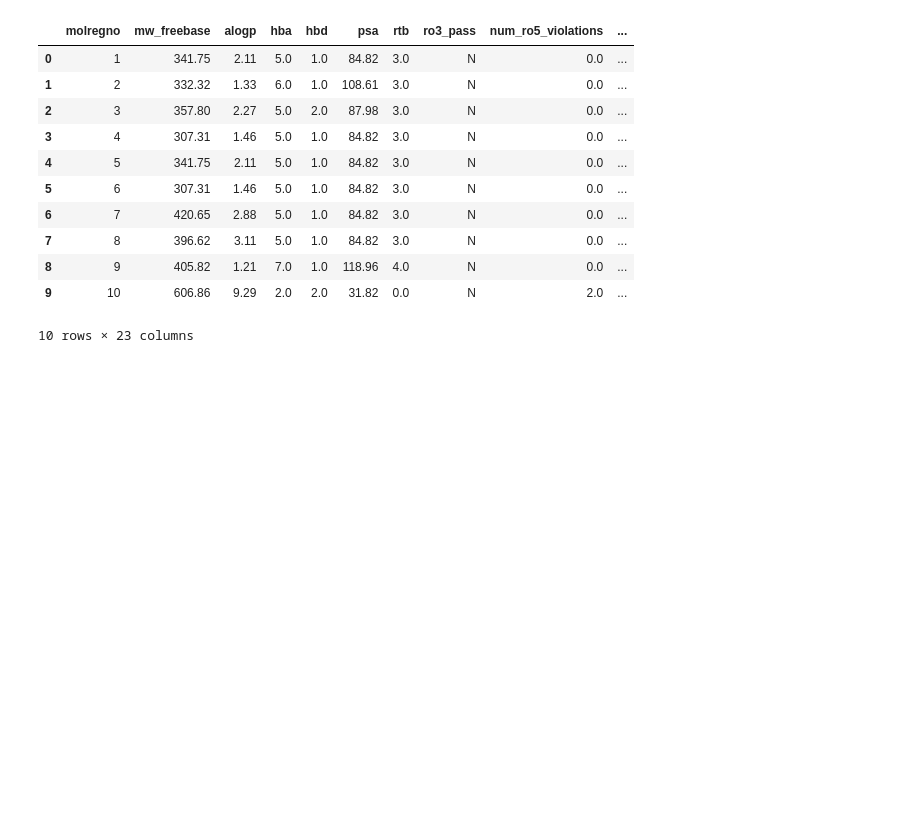
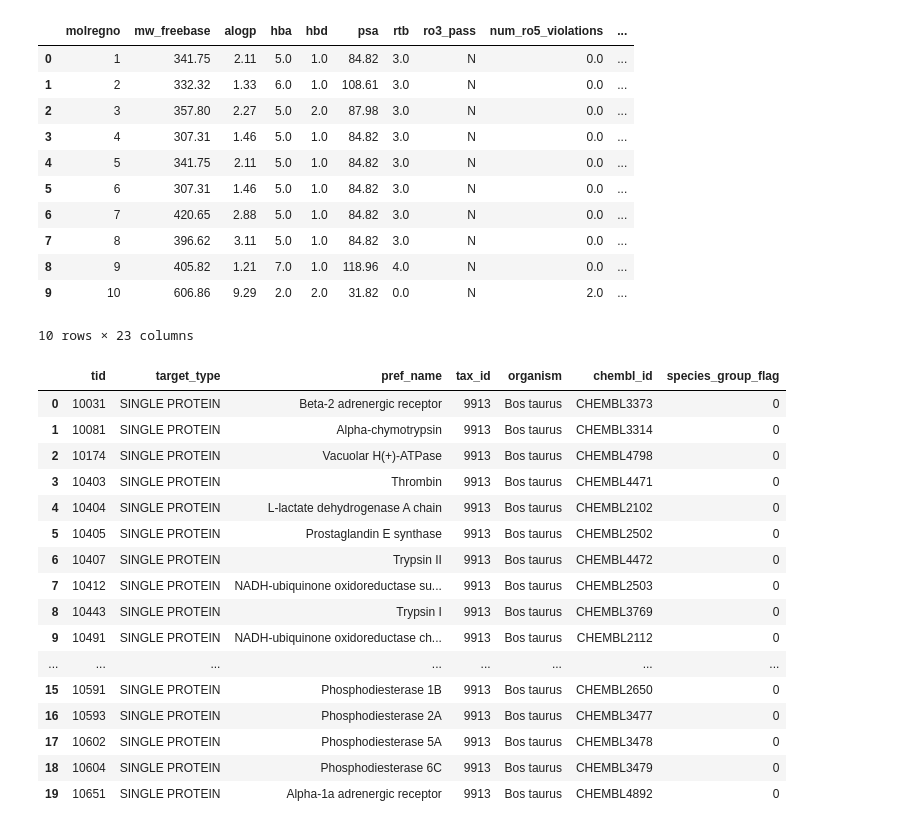
Before and after one commit to Cargill-Capstone2021/ADME-modeling-for-Cargill, a Jupyter notebook: working/CHEMBL_db.ipynb, the cells around one changed output. Drawn from its saved outputs; the diff is of its cells as text; code cells hidden in the pictures; blank space fills up the shorter version.

```diff
--- a/working/CHEMBL_db.ipynb
+++ b/working/CHEMBL_db.ipynb
@@ -130,6 +130,28 @@ df_comp_prop.head(n=10)
 10 rows × 23 columns
 # %%
 #df_comp_j=pd.read_sql_query("SELECT * FROM compound_properties cp JOIN molecule_dictionary md where cp.molregno=md.molregno", con )
+# %%
+df_join=pd.read_sql_query("SELECT t.* FROM target_dictionary t  WHERE t.organism='Bos taurus'", con )
+# %%
+df_join.head(n=20)
+# %% [output]
+|  | tid | target_type | pref_name | tax_id | organism | chembl_id | species_group_flag |
+| 0 | 10031 | SINGLE PROTEIN | Beta-2 adrenergic receptor | 9913 | Bos taurus | CHEMBL3373 | 0 |
+| 1 | 10081 | SINGLE PROTEIN | Alpha-chymotrypsin | 9913 | Bos taurus | CHEMBL3314 | 0 |
+| 2 | 10174 | SINGLE PROTEIN | Vacuolar H(+)-ATPase | 9913 | Bos taurus | CHEMBL4798 | 0 |
+| 3 | 10403 | SINGLE PROTEIN | Thrombin | 9913 | Bos taurus | CHEMBL4471 | 0 |
+| 4 | 10404 | SINGLE PROTEIN | L-lactate dehydrogenase A chain | 9913 | Bos taurus | CHEMBL2102 | 0 |
+| 5 | 10405 | SINGLE PROTEIN | Prostaglandin E synthase | 9913 | Bos taurus | CHEMBL2502 | 0 |
+| 6 | 10407 | SINGLE PROTEIN | Trypsin II | 9913 | Bos taurus | CHEMBL4472 | 0 |
+| 7 | 10412 | SINGLE PROTEIN | NADH-ubiquinone oxidoreductase su... | 9913 | Bos taurus | CHEMBL2503 | 0 |
+| 8 | 10443 | SINGLE PROTEIN | Trypsin I | 9913 | Bos taurus | CHEMBL3769 | 0 |
+| 9 | 10491 | SINGLE PROTEIN | NADH-ubiquinone oxidoreductase ch... | 9913 | Bos taurus | CHEMBL2112 | 0 |
+| ... | ... | ... | ... | ... | ... | ... | ... |
+| 15 | 10591 | SINGLE PROTEIN | Phosphodiesterase 1B | 9913 | Bos taurus | CHEMBL2650 | 0 |
+| 16 | 10593 | SINGLE PROTEIN | Phosphodiesterase 2A | 9913 | Bos taurus | CHEMBL3477 | 0 |
+| 17 | 10602 | SINGLE PROTEIN | Phosphodiesterase 5A | 9913 | Bos taurus | CHEMBL3478 | 0 |
+| 18 | 10604 | SINGLE PROTEIN | Phosphodiesterase 6C | 9913 | Bos taurus | CHEMBL3479 | 0 |
+| 19 | 10651 | SINGLE PROTEIN | Alpha-1a adrenergic receptor | 9913 | Bos taurus | CHEMBL4892 | 0 |
 # %%
 #closing the connection
 con.close()
```
Also changed, not shown: parts of 12 cells of this notebook.
